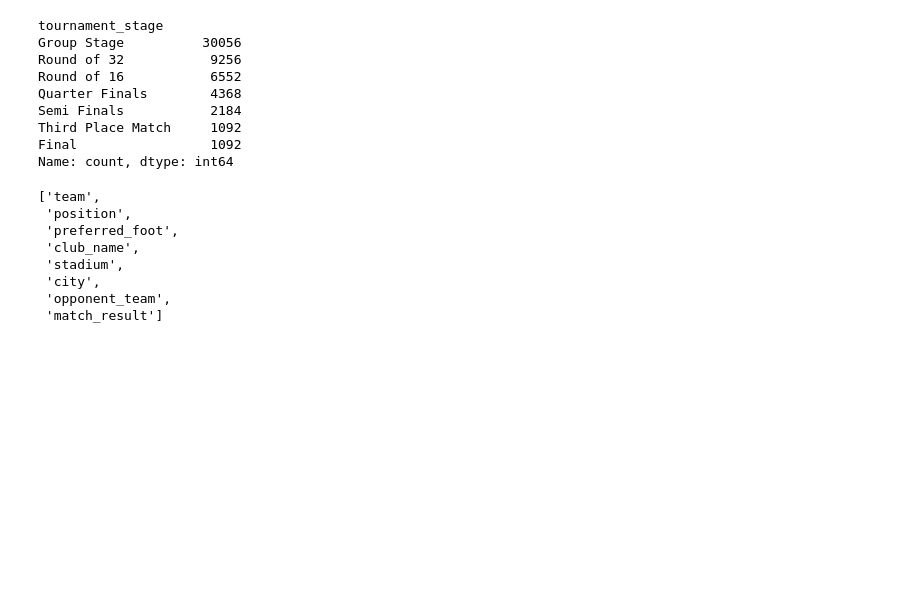
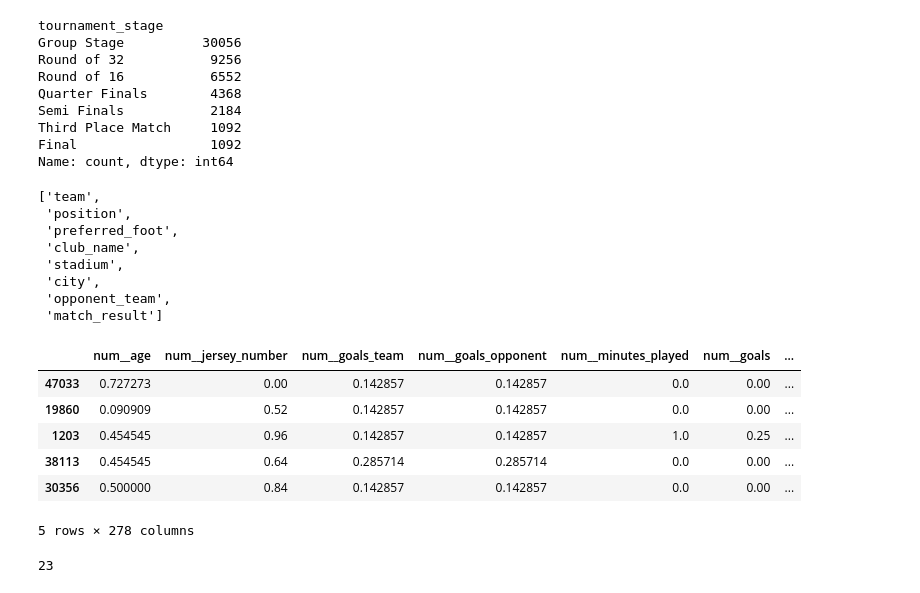
Before and after one commit to himashooo/FiFa-2026, a Jupyter notebook: fifa 2026_second.ipynb, the cells around one changed output. Cells and saved outputs as stored; diff of their text form; code cells hidden in the pictures; blank space fills up the shorter version.

```diff
--- a/fifa 2026_second.ipynb
+++ b/fifa 2026_second.ipynb
@@ -164,8 +169,18 @@ from sklearn.preprocessing import MinMaxScaler
 transformer=ColumnTransformer(transformers=[
     ("num",MinMaxScaler(),num_cols),
     ('ordinal',OrdinalEncoder(categories=[['Group Stage','Round of 32','Round of 16','Quarter Finals','Semi Finals','Third Place Match','Final']]),['tournament_stage']),
-    ('ohe',OneHotEncoder(handle_unknown='ignore',drop='first'),ohe_cols)],remainder='passthrough'
+    ('ohe',OneHotEncoder(handle_unknown='ignore',drop='first',sparse_output=False),ohe_cols)],remainder='passthrough'
 )
 # %%
 X_train=transformer.fit_transform(X_train)
 X_test=transformer.transform(X_test)
+# %%
+X_train.head()
+# %% [output]
+|  | num__age | num__jersey_number | num__goals_team | num__goals_opponent | num__minutes_played | num__goals | ... |
+| 47033 | 0.727273 | 0.00 | 0.142857 | 0.142857 | 0.0 | 0.00 | ... |
+| 19860 | 0.090909 | 0.52 | 0.142857 | 0.142857 | 0.0 | 0.00 | ... |
+| 1203 | 0.454545 | 0.96 | 0.142857 | 0.142857 | 1.0 | 0.25 | ... |
+| 38113 | 0.454545 | 0.64 | 0.285714 | 0.285714 | 0.0 | 0.00 | ... |
+| 30356 | 0.500000 | 0.84 | 0.142857 | 0.142857 | 0.0 | 0.00 | ... |
+5 rows × 278 columns
@@ -171,0 +190,10 @@ X_test=transformer.transform(X_test)
+# %%
+columns_drop=[]
+for i in range(len(columns)):
+    for j in range(i+1,len(columns)):
+        if abs(corr_matrix.loc[columns[i],columns[j]])>=0.9:
+            columns_drop.append(columns[j])
+columns_drop=set(columns_drop)
+print(len(columns_drop))
+# %% [output]
+23
```
Also changed, not shown: parts of 6 cells of this notebook.
